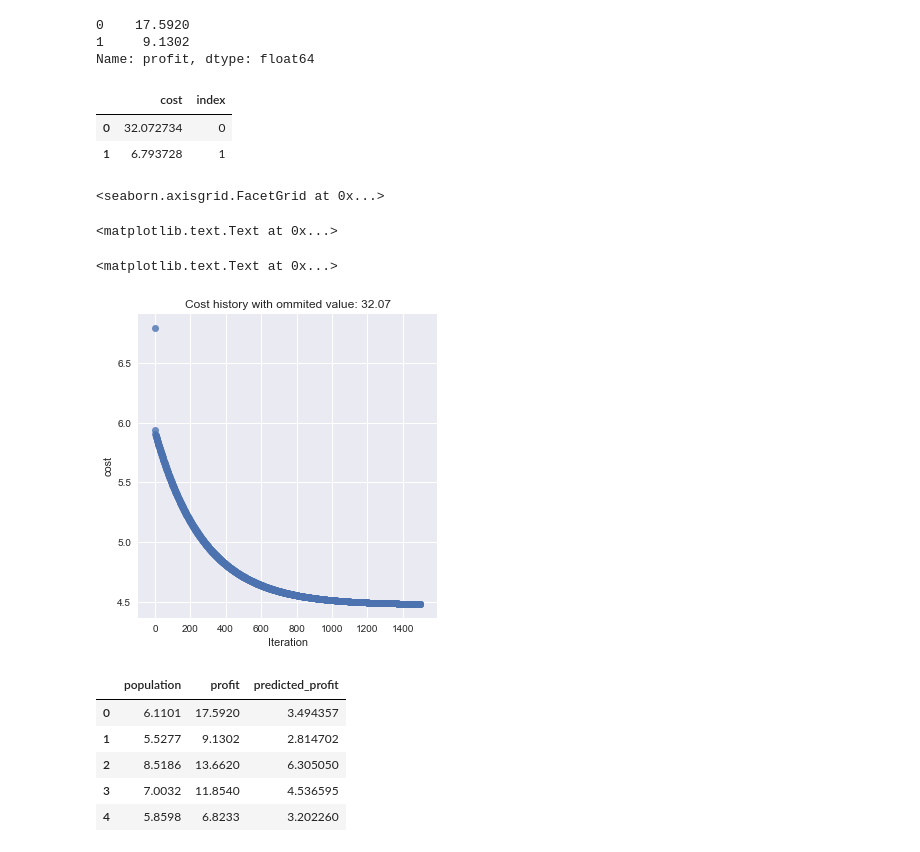
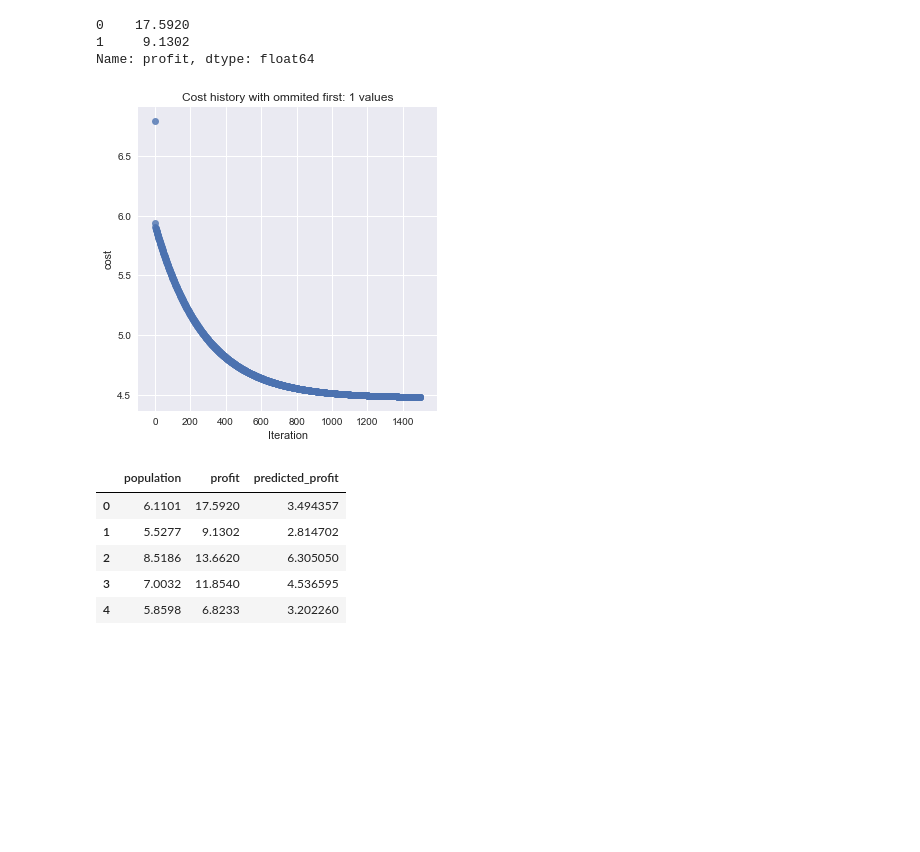
Before and after one commit to matkalinowski/ML-AndrewNg, a Jupyter notebook: ex1/Programming Exercise 1 Linear Regression.ipynb, the cells around one changed output. Drawn from its saved outputs; the diff is of its cells as text; code cells hidden in the pictures; blank space fills up the shorter version.

```diff
--- a/ex1/Programming Exercise 1 Linear Regression.ipynb
+++ b/ex1/Programming Exercise 1 Linear Regression.ipynb
@@ -51,6 +51,7 @@ using gradient descent.
 <img src='images/2.png'></img>
 <img src='images/3.png'></img>
 # %%
+m = foodTrucks.shape[0]
 X = pd.DataFrame()
 X['ones'] = np.ones(m)
 X['population'] = foodTrucks.population.copy()
@@ -128,24 +125,25 @@ for i in range(0, iterations):
-# %%
-df = pd.DataFrame(cost_history)
-df.columns = ['cost']
-df['index'] = df.index.values
-df.head(2)
-# %% [output]
-|  | cost | index |
-| 0 | 32.072734 | 0 |
-| 1 | 6.793728 | 1 |
+# %%
+iterations = 1500
+alpha = 0.01
+
+cost_history = [];
+theta_history = []
+theta = [0,0]
+
+cost_history, theta_history = perform_gradient_descent(theta, iterations, alpha)
 # %%
-#visualize data without first cost value
-sns.lmplot(x='index', y='cost', data=df[1:], fit_reg=False)
-plt.xlabel('Iteration')
-ommited = round(df.loc[0].cost, 2)
-title = f'Cost history with ommited value: {ommited}'
-plt.title(title)
+def visualize_gradient_descent(cost_history, no_values_to_ommit):
+    df = pd.DataFrame(cost_history)
+    df.columns = ['cost']
+    df['index'] = df.index.values
+    sns.lmplot(x='index', y='cost', data=df[no_values_to_ommit:], fit_reg=False)
+    plt.xlabel('Iteration')
+    title = f'Cost history with ommited first: {no_values_to_ommit} values'
+    plt.title(title)
-# %% [output]
-<seaborn.axisgrid.FacetGrid at 0x...>
-<matplotlib.text.Text at 0x...>
-<matplotlib.text.Text at 0x...>
-[figure, removed]
+# %%
+visualize_gradient_descent(cost_history, 1)
+# %% [output]
+[figure, added]
 # %%
 foodTrucks['predicted_profit'] = np.sum(theta*X, axis=1)
 foodTrucks.head(5)
```
Also changed, not shown: parts of 20 cells of this notebook.
